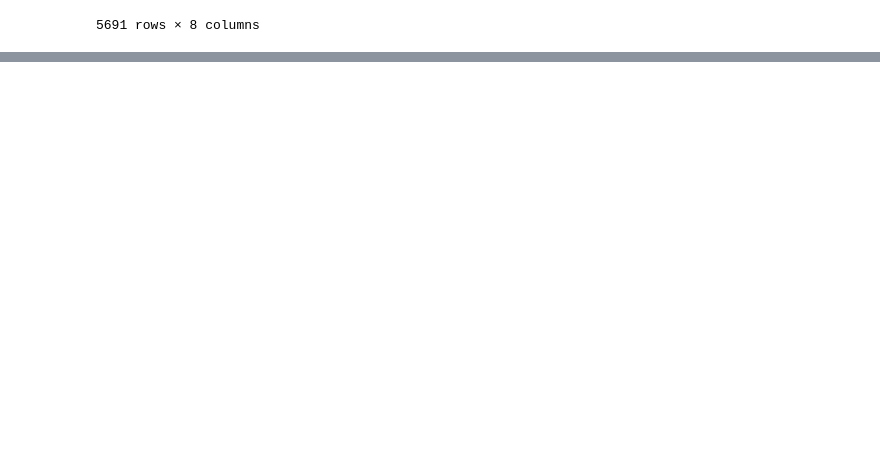
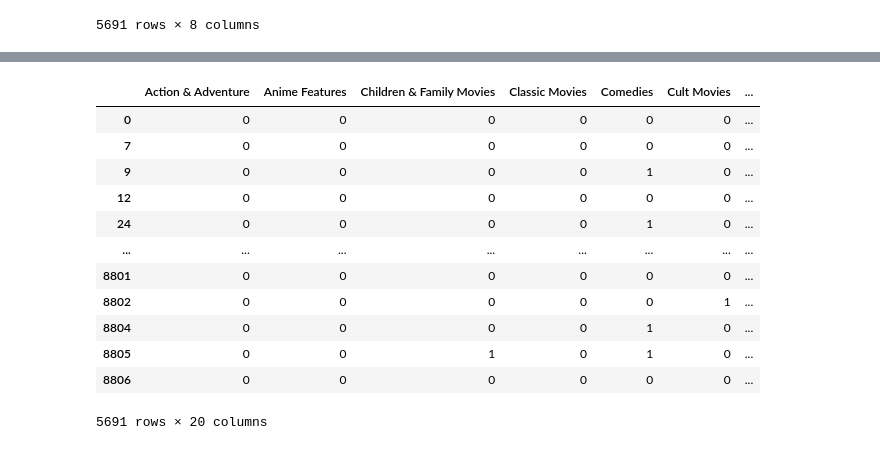
Before and after one commit to Nick-Pleva/Data-Science-Pinnacle-Project, a Jupyter notebook: final_project.ipynb, the cells around one changed output, grey strips where cells are left out. Drawn from its saved outputs; the diff is of its cells as text; code cells hidden in the pictures; blank space fills up the shorter version.

```diff
--- a/final_project.ipynb
+++ b/final_project.ipynb
@@ -291,0 +297,3 @@ netflix_movies
+# %%
+movies_forest = netflix_movies[["title", "rating", "listed_in"]]
+shows_forest = netflix_shows[["title", "rating", "listed_in"]]
@@ -291,0 +397,17 @@ netflix_movies
+# %%
+reset_movies_listed_in = pd.DataFrame(transform_movies, columns=mlb.classes_, index=movies_forest.index)
+reset_movies_listed_in
+# %% [output]
+|  | Action & Adventure | Anime Features | Children & Family Movies | Classic Movies | Comedies | Cult Movies | ... |
+| 0 | 0 | 0 | 0 | 0 | 0 | 0 | ... |
+| 7 | 0 | 0 | 0 | 0 | 0 | 0 | ... |
+| 9 | 0 | 0 | 0 | 0 | 1 | 0 | ... |
+| 12 | 0 | 0 | 0 | 0 | 0 | 0 | ... |
+| 24 | 0 | 0 | 0 | 0 | 1 | 0 | ... |
+| ... | ... | ... | ... | ... | ... | ... | ... |
+| 8801 | 0 | 0 | 0 | 0 | 0 | 0 | ... |
+| 8802 | 0 | 0 | 0 | 0 | 0 | 1 | ... |
+| 8804 | 0 | 0 | 0 | 0 | 1 | 0 | ... |
+| 8805 | 0 | 0 | 1 | 0 | 1 | 0 | ... |
+| 8806 | 0 | 0 | 0 | 0 | 0 | 0 | ... |
+5691 rows × 20 columns
```
Also changed, not shown: parts of 14 cells of this notebook.
